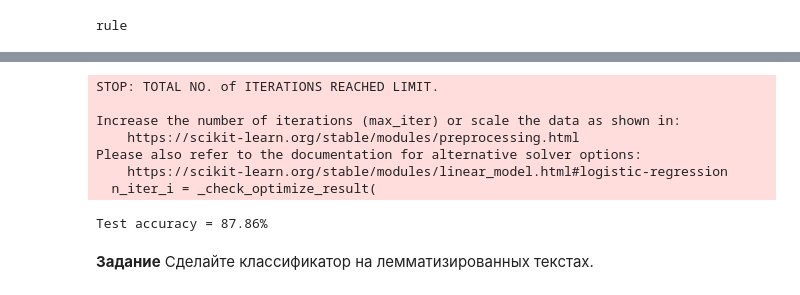
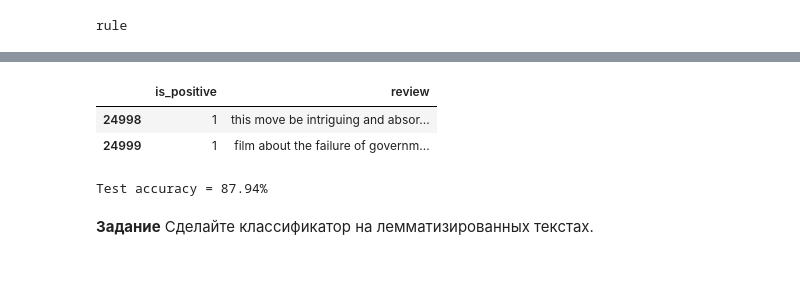
Before and after one commit to aldalinde/NLP_HW_GB, a Jupyter notebook: Aldalinde_NLP_HW_06.ipynb, the cells around one changed output, grey strips where cells are left out. Drawn from its saved outputs; the diff is of its cells as text; code cells hidden in the pictures.

Commit message:
lemmas logistic regression done

```diff
--- a/Aldalinde_NLP_HW_06.ipynb
+++ b/Aldalinde_NLP_HW_06.ipynb
@@ -363,4 +363,4 @@ for doc in docs:
     lemma = []
     for token in doc:
         lemma.append(''.join(token.lemma_))
-    lemmas.append(lemma)
+    lemmas.append(' '.join(lemma))
@@ -394,4 +382,4 @@ for doc in docs_test:
     lemma_t = []
     for token in doc:
         lemma_t.append(''.join(token.lemma_))
-    lemmas_test.append(lemma_t)
+    lemmas_test.append(' '.join(lemma_t))
@@ -400,3 +386,13 @@ test_df.head(2)
+# %%
+test_df_lemma = test_df.copy()
+# %%
+test_df_lemma['review'] = lemmas_test
+# %%
+test_df_lemma.tail(2)
+# %% [output]
+|  | is_positive | review |
+| 24998 | 1 | this move be intriguing and absor... |
+| 24999 | 1 | film about the failure of governm... |
 # %%
 vectorizer_lem = TfidfVectorizer(ngram_range=(2, 6), max_features=20000, analyzer='char')
 classifier_lem = LogisticRegression()
@@ -408,16 +404,9 @@ model_lem = Pipeline([
 
 model_lem.fit(train_df['lemmas'], train_df['is_positive'])
 
-eval_model(model_lem, test_df)
+eval_model(model_lem, test_df_lemma)
 # %% [output]
-STOP: TOTAL NO. of ITERATIONS REACHED LIMIT.
-
-Increase the number of iterations (max_iter) or scale the data as shown in:
-    https://scikit-learn.org/stable/modules/preprocessing.html
-Please also refer to the documentation for alternative solver options:
-    https://scikit-learn.org/stable/modules/linear_model.html#logistic-regression
-  n_iter_i = _check_optimize_result(
+Test accuracy = 87.94%
-Test accuracy = 87.86%
 # %% [markdown]
 **Задание** Сделайте классификатор на лемматизированных текстах.
 # %%
```
Also changed, not shown: parts of 4 cells of this notebook.
